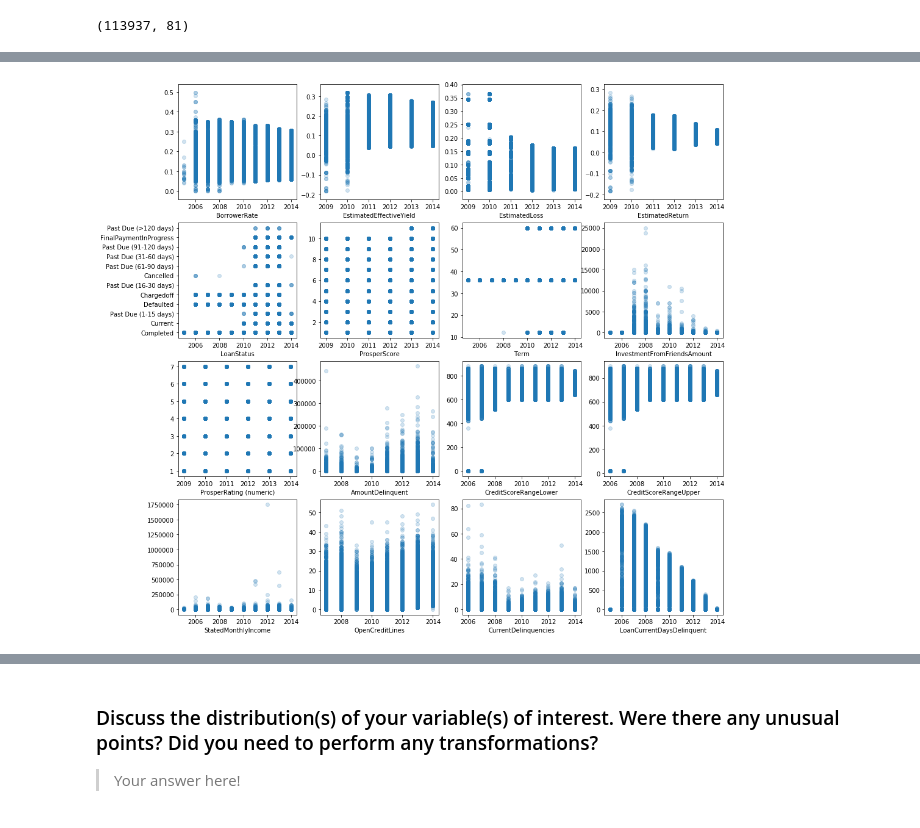
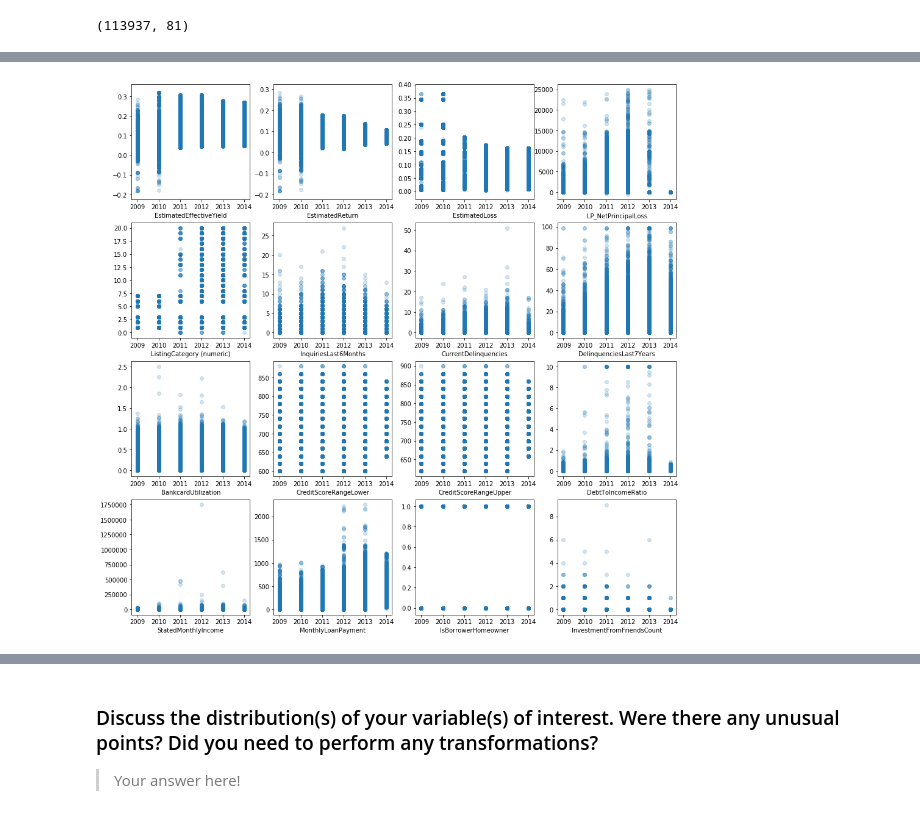
Before and after one commit to VilijaVait/data-analyst-udacity, a Jupyter notebook: projects/CommunicateData/ProsperLoanDataAnalysis.ipynb, the cells around one changed output, grey strips where cells are left out. Drawn from its saved outputs; the diff is of its cells as text; code cells hidden in the pictures.

```diff
--- a/projects/CommunicateData/ProsperLoanDataAnalysis.ipynb
+++ b/projects/CommunicateData/ProsperLoanDataAnalysis.ipynb
@@ -52,5 +55,8 @@ Investors                              113937 non-null int64
 dtypes: bool(3), float64(50), int64(11), object(17)
 memory usage: 68.1+ MB
 # %%
+#converting all dates to datetime
 df.ListingCreationDate = pd.to_datetime(df.ListingCreationDate)
+df.LoanOriginationDate = pd.to_datetime(df.LoanOriginationDate)
+df.DateCreditPulled = pd.to_datetime(df.DateCreditPulled)
 df.ClosedDate = pd.to_datetime(df.ClosedDate)
@@ -60,0 +73,3 @@ df.groupby(df.ListingCreationDate.dt.year)['ListingCreationDate'].count().plot(k
+# %%
+min_date = min(df[~df.EstimatedReturn.isnull()].ListingCreationDate)
+min_date
@@ -60,0 +78,3 @@ df.groupby(df.ListingCreationDate.dt.year)['ListingCreationDate'].count().plot(k
+# %%
+df = df[df.ListingCreationDate>= min_date]
+df.shape
@@ -61,20 +106,20 @@ df.groupby(df.ListingCreationDate.dt.year)['ListingCreationDate'].count().plot(k
 # %%
 columns = 4
 rows = 4
 
 fig, ax = plt.subplots(nrows=rows, ncols=columns, figsize = [16,16])
 
-variables = ['BorrowerRate', 'EstimatedEffectiveYield', 'EstimatedLoss', 'EstimatedReturn',
-             'LoanStatus', 'ProsperScore', 'Term', 'InvestmentFromFriendsAmount',
-             'ProsperRating (numeric)', 'AmountDelinquent', 'CreditScoreRangeLower', 'CreditScoreRangeUpper',
-             'StatedMonthlyIncome', 'OpenCreditLines', 'CurrentDelinquencies', 'LoanCurrentDaysDelinquent']
+variables = ['EstimatedEffectiveYield', 'EstimatedReturn', 'EstimatedLoss', 'LP_NetPrincipalLoss',
+             'ListingCategory (numeric)', 'InquiriesLast6Months', 'CurrentDelinquencies', 'DelinquenciesLast7Years',
+             'BankcardUtilization',  'CreditScoreRangeLower', 'CreditScoreRangeUpper', 'DebtToIncomeRatio',
+             'StatedMonthlyIncome', 'MonthlyLoanPayment', 'IsBorrowerHomeowner', 'InvestmentFromFriendsCount']
 
 for i in range(rows):
     for j in range(columns):
         var = variables[j+i*columns]
         ax[i,j].scatter(x = df.ListingCreationDate.dt.year, y = df[var], alpha = 0.2)
         ax[i,j].set_xlabel('{}'.format(var))
 
 plt.show()
 # %% [output]
-[figure, old version]
+[figure, new version]
```
Also changed, not shown: parts of 35 cells of this notebook.
